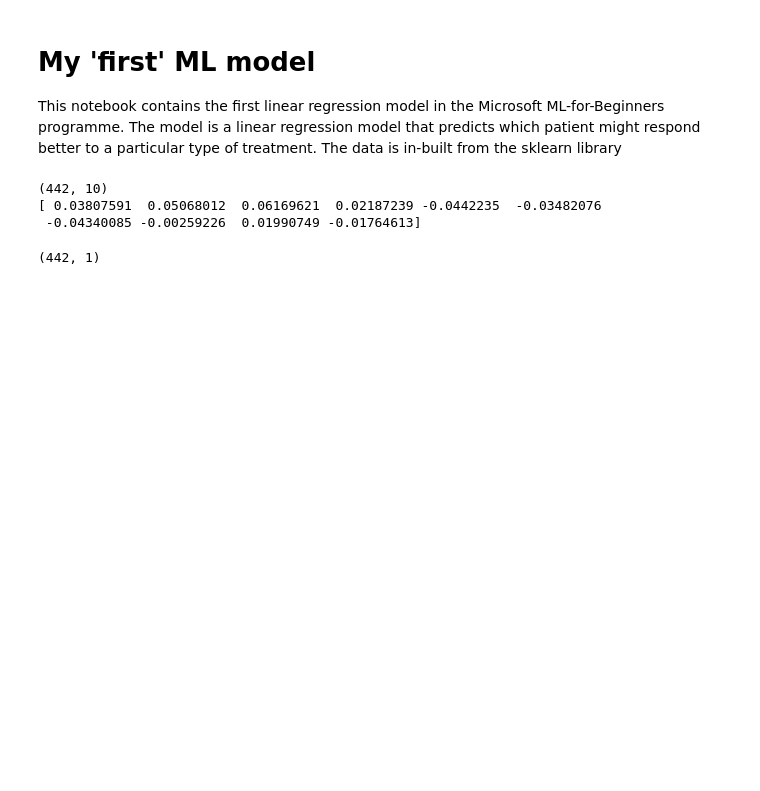
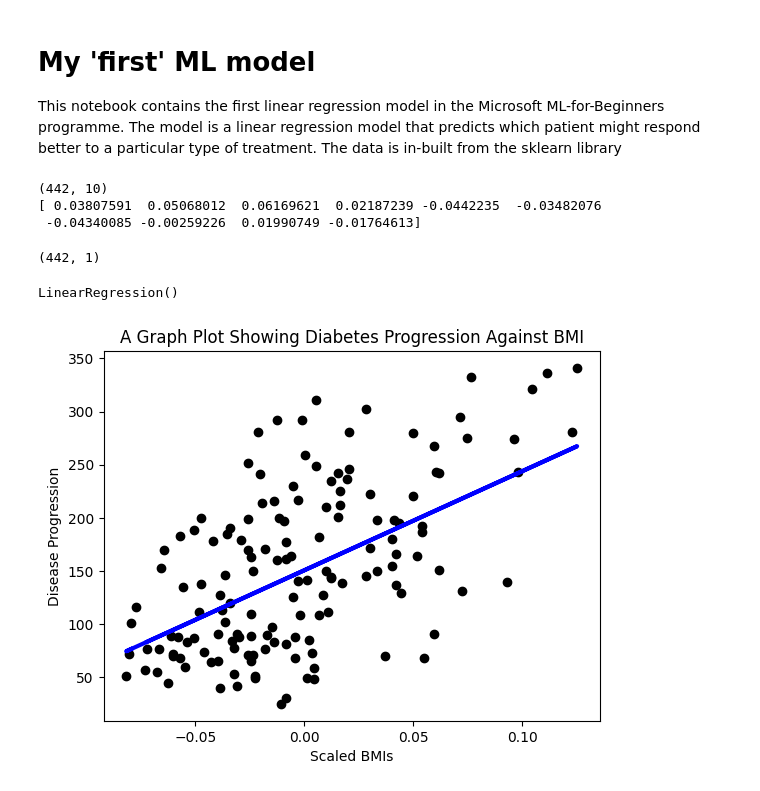
Before and after one commit to JoshAmpofo/python, a Jupyter notebook: ML/notebook.ipynb, the cells around one changed output. Drawn from its saved outputs; the diff is of its cells as text; code cells hidden in the pictures; blank space fills up the shorter version.

Commit message:
Complete diabetes progression prediction

```diff
--- a/ML/notebook.ipynb
+++ b/ML/notebook.ipynb
@@ -24,3 +24,25 @@ X = X.reshape((-1,1)) # reshape is of the form (n_rows, n_cols)
 print(X.shape)
 # %% [output]
 (442, 1)
+# %%
+# split data into training and test
+X_train, X_test, y_train, y_test = model_selection.train_test_split(X, y, test_size=0.33)
+# %%
+# train model
+model = linear_model.LinearRegression()
+model.fit(X_train, y_train)
+# %% [output]
+LinearRegression()
+# %%
+# create prediction using test data
+y_pred = model.predict(X_test)
+# %%
+# Plot trained and tested data
+plt.scatter(X_test, y_test, color='black')
+plt.plot(X_test, y_pred, color='blue', linewidth=3)
+plt.xlabel('Scaled BMIs')
+plt.ylabel('Disease Progression')
+plt.title('A Graph Plot Showing Diabetes Progression Against BMI')
+plt.show()
+# %% [output]
+[figure, added]
```
